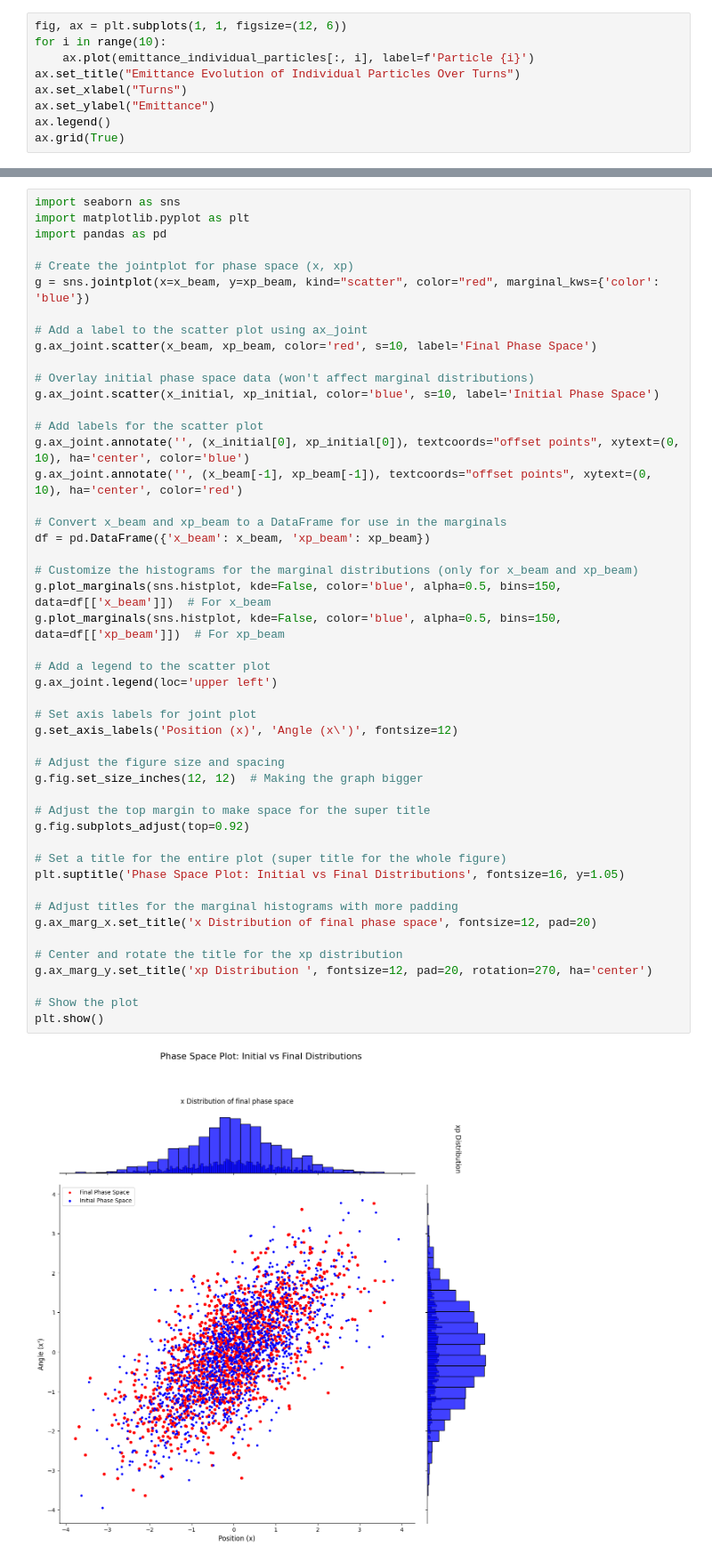
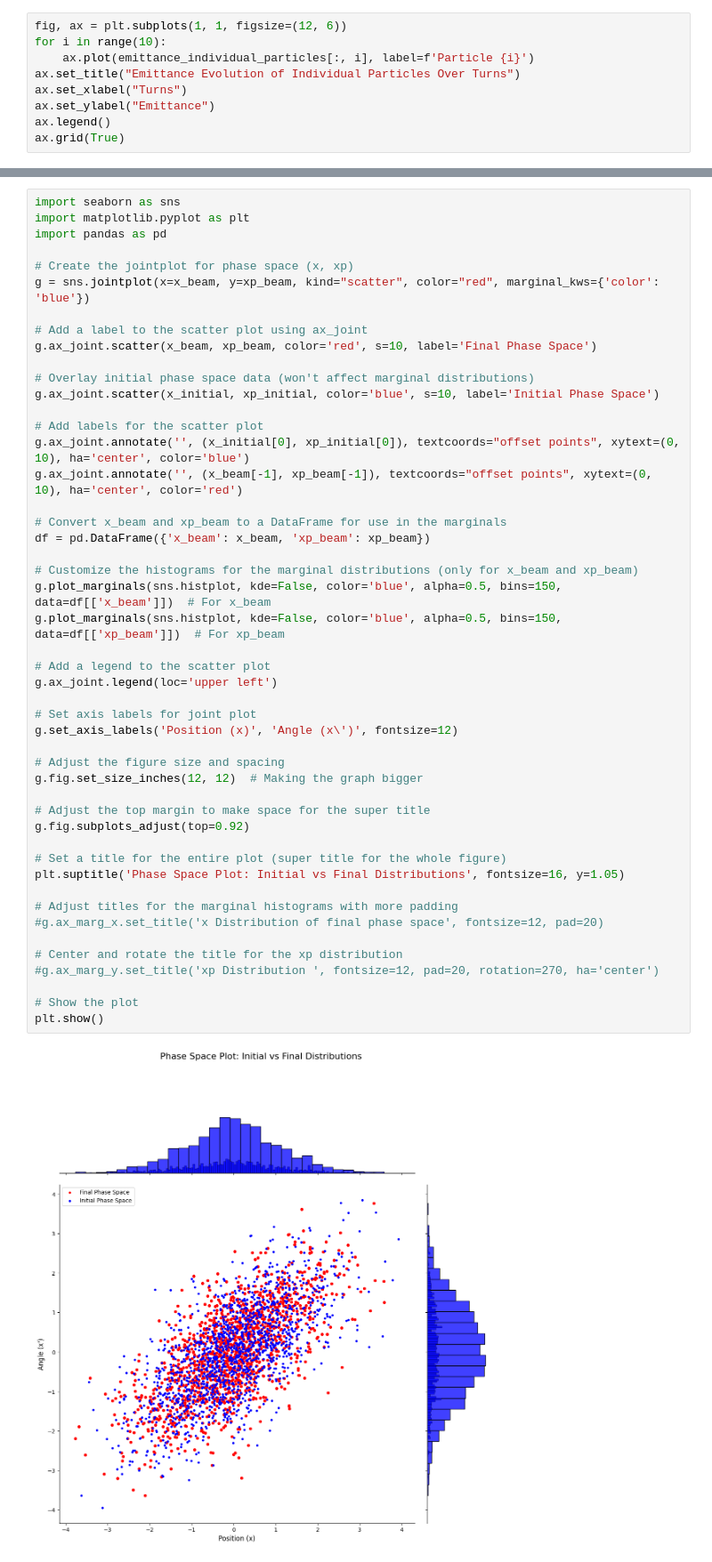
Before and after one commit to vtsianti/Stochastic-Cooling, a Jupyter notebook: studies/time_trace_cooling.ipynb, the cells around one changed output, grey strips where cells are left out. Shown at 89% size. Cells and saved outputs as stored; diff of their text form.

```diff
--- a/studies/time_trace_cooling.ipynb
+++ b/studies/time_trace_cooling.ipynb
@@ -948,33 +984,33 @@ g.ax_joint.annotate('', (x_beam[-1], xp_beam[-1]), textcoords="offset points", x
 
 # Convert x_beam and xp_beam to a DataFrame for use in the marginals
 df = pd.DataFrame({'x_beam': x_beam, 'xp_beam': xp_beam})
 
 # Customize the histograms for the marginal distributions (only for x_beam and xp_beam)
 g.plot_marginals(sns.histplot, kde=False, color='blue', alpha=0.5, bins=150, data=df[['x_beam']])  # For x_beam
 g.plot_marginals(sns.histplot, kde=False, color='blue', alpha=0.5, bins=150, data=df[['xp_beam']])  # For xp_beam
 
 # Add a legend to the scatter plot
 g.ax_joint.legend(loc='upper left')
 
 # Set axis labels for joint plot
 g.set_axis_labels('Position (x)', 'Angle (x\')', fontsize=12)
 
 # Adjust the figure size and spacing
 g.fig.set_size_inches(12, 12)  # Making the graph bigger
 
 # Adjust the top margin to make space for the super title
 g.fig.subplots_adjust(top=0.92)
 
 # Set a title for the entire plot (super title for the whole figure)
 plt.suptitle('Phase Space Plot: Initial vs Final Distributions', fontsize=16, y=1.05)
 
 # Adjust titles for the marginal histograms with more padding
-g.ax_marg_x.set_title('x Distribution of final phase space', fontsize=12, pad=20)
+#g.ax_marg_x.set_title('x Distribution of final phase space', fontsize=12, pad=20)
 
 # Center and rotate the title for the xp distribution
-g.ax_marg_y.set_title('xp Distribution ', fontsize=12, pad=20, rotation=270, ha='center')
+#g.ax_marg_y.set_title('xp Distribution ', fontsize=12, pad=20, rotation=270, ha='center')
 
 # Show the plot
 plt.show()
 # %% [output]
-[figure, old version]
+[figure, new version]
```
Also changed, not shown: parts of 2 cells of this notebook.
